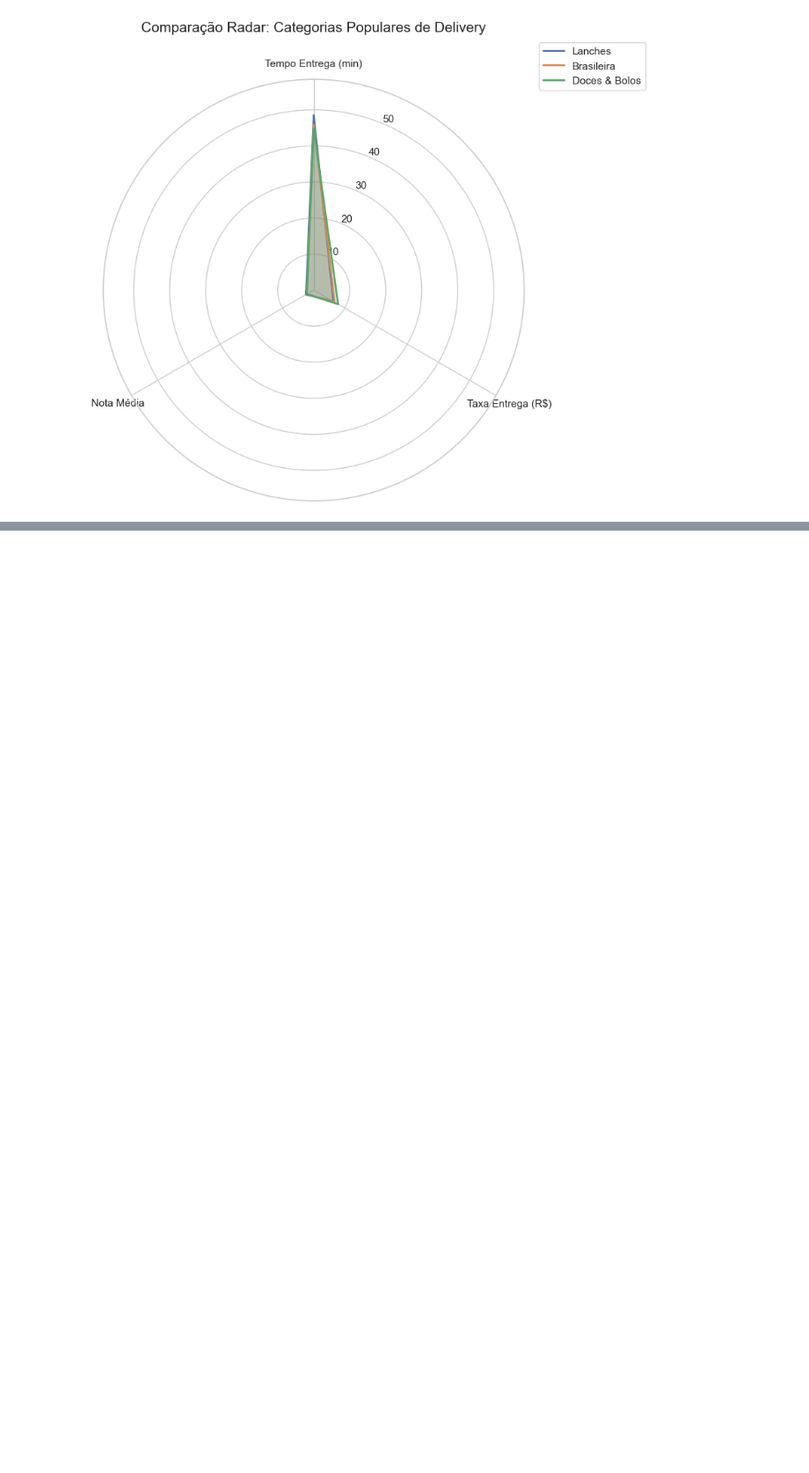
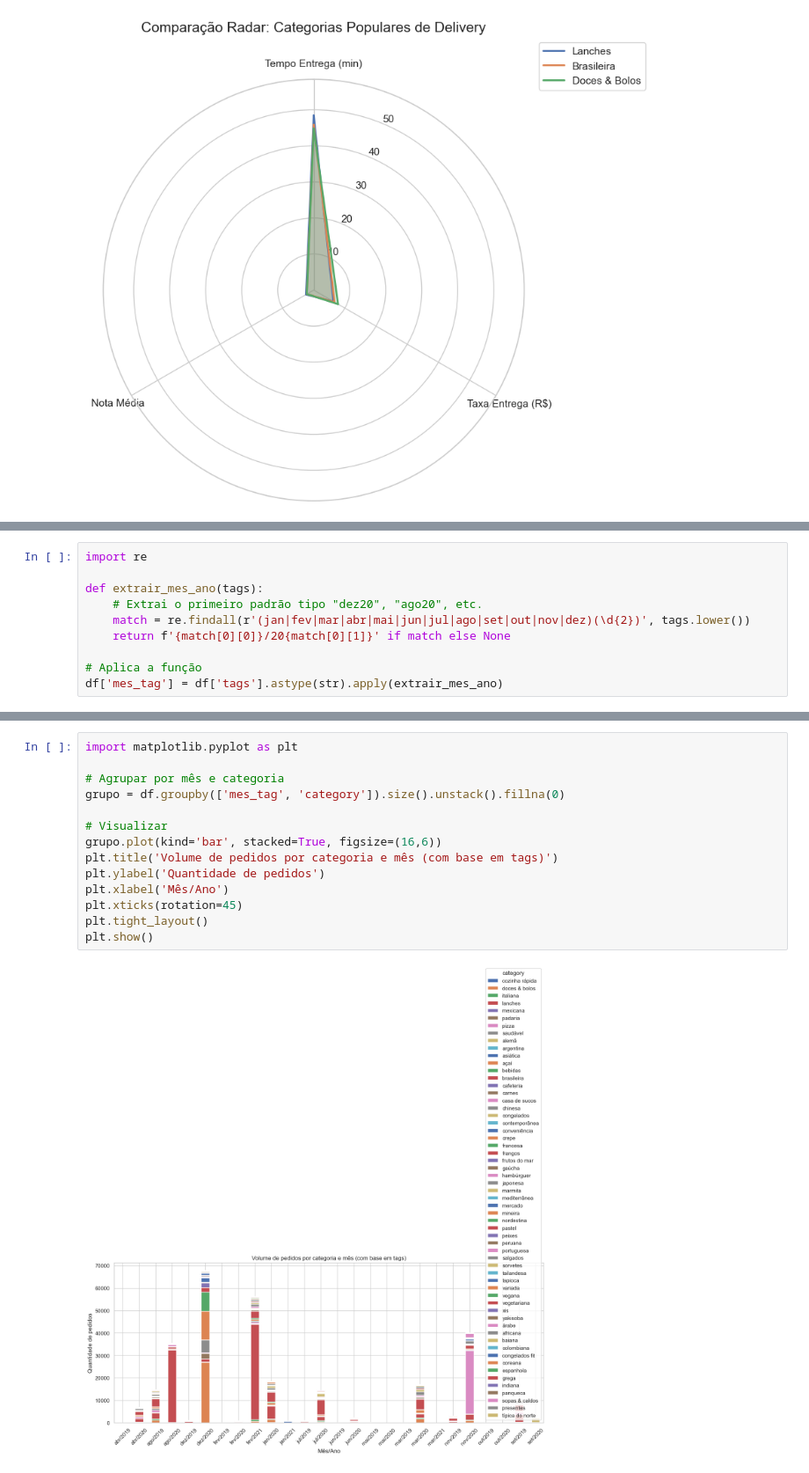
Before and after one commit to leoleaal/analise-ifood-restaurantes, a Jupyter notebook: notebooks/eda_ifood_v2.ipynb, the cells around one changed output, grey strips where cells are left out. Shown at 88% size. Drawn from its saved outputs; the diff is of its cells as text; blank space fills up the shorter version.

```diff
--- a/notebooks/eda_ifood_v2.ipynb
+++ b/notebooks/eda_ifood_v2.ipynb
@@ -289,0 +305,10 @@ Index(['availableForScheduling', 'category', 'delivery_fee', 'delivery_time',
+# %%
+import re
+
+def extrair_mes_ano(tags):
+    # Extrai o primeiro padrão tipo "dez20", "ago20", etc.
+    match = re.findall(r'(jan|fev|mar|abr|mai|jun|jul|ago|set|out|nov|dez)(\d{2})', tags.lower())
+    return f'{match[0][0]}/20{match[0][1]}' if match else None
+
+# Aplica a função
+df['mes_tag'] = df['tags'].astype(str).apply(extrair_mes_ano)
@@ -289,0 +330,16 @@ Index(['availableForScheduling', 'category', 'delivery_fee', 'delivery_time',
+# %%
+import matplotlib.pyplot as plt
+
+# Agrupar por mês e categoria
+grupo = df.groupby(['mes_tag', 'category']).size().unstack().fillna(0)
+
+# Visualizar
+grupo.plot(kind='bar', stacked=True, figsize=(16,6))
+plt.title('Volume de pedidos por categoria e mês (com base em tags)')
+plt.ylabel('Quantidade de pedidos')
+plt.xlabel('Mês/Ano')
+plt.xticks(rotation=45)
+plt.tight_layout()
+plt.show()
+# %% [output]
+[figure, added]
```
Also changed, not shown: parts of 25 cells of this notebook.
